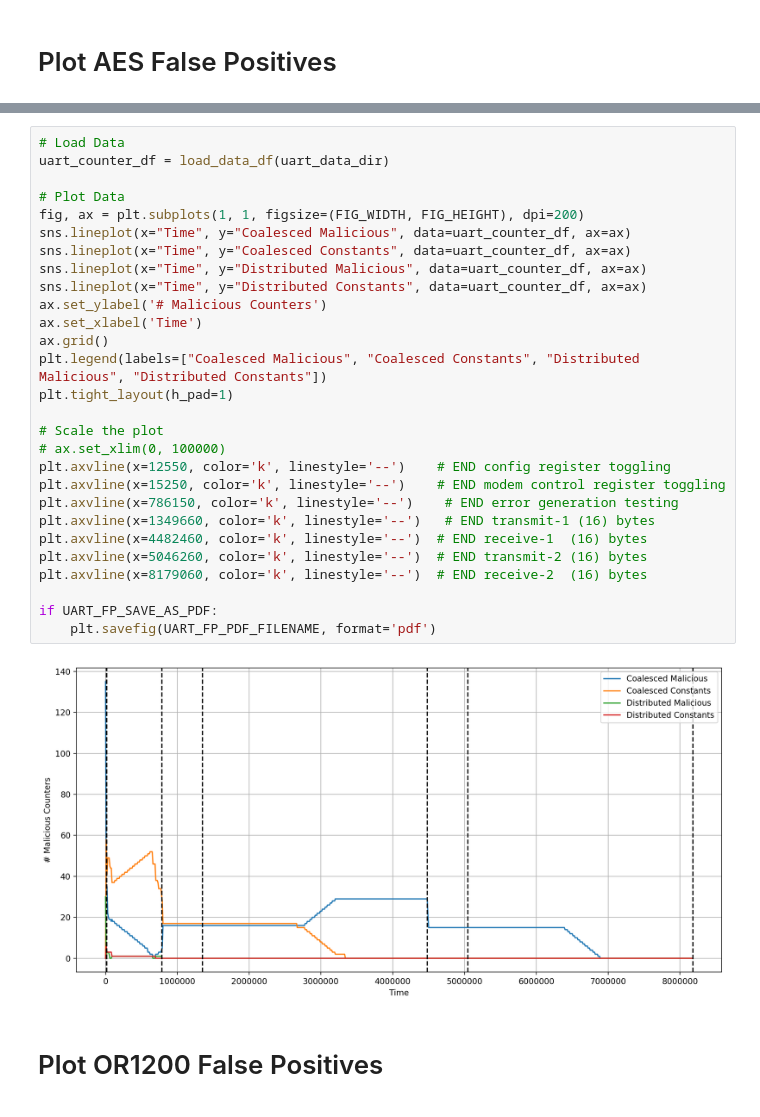
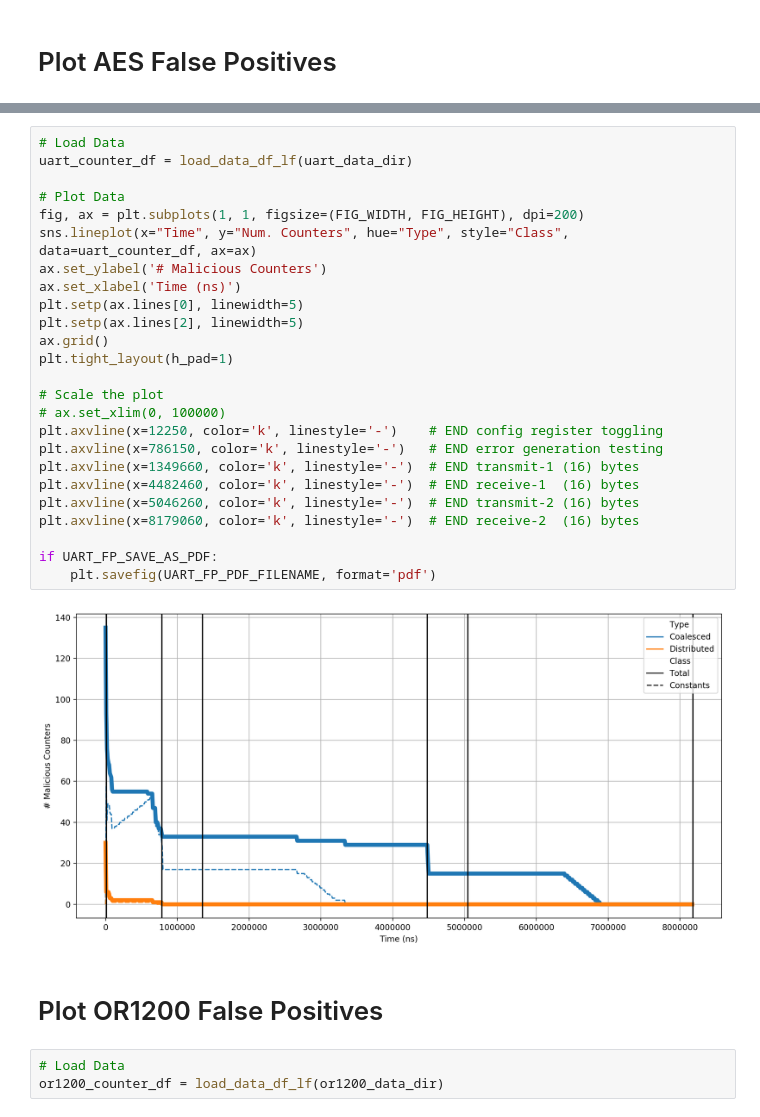
Before and after one commit to timothytrippel/bomberman, a Jupyter notebook: circuits/plots/exp_001_false_positives.ipynb, the cells around one changed output, grey strips where cells are left out. Drawn from its saved outputs; the diff is of its cells as text.

```diff
--- a/circuits/plots/exp_001_false_positives.ipynb
+++ b/circuits/plots/exp_001_false_positives.ipynb
@@ -126,33 +126,33 @@ if AES_FP_SAVE_AS_PDF:
 # %%
 # Load Data
-uart_counter_df = load_data_df(uart_data_dir)
+uart_counter_df = load_data_df_lf(uart_data_dir)
 
 # Plot Data
 fig, ax = plt.subplots(1, 1, figsize=(FIG_WIDTH, FIG_HEIGHT), dpi=200)
-sns.lineplot(x="Time", y="Coalesced Malicious", data=uart_counter_df, ax=ax)
-sns.lineplot(x="Time", y="Coalesced Constants", data=uart_counter_df, ax=ax)
-sns.lineplot(x="Time", y="Distributed Malicious", data=uart_counter_df, ax=ax)
-sns.lineplot(x="Time", y="Distributed Constants", data=uart_counter_df, ax=ax)
+sns.lineplot(x="Time", y="Num. Counters", hue="Type", style="Class", data=uart_counter_df, ax=ax)
 ax.set_ylabel('# Malicious Counters')
-ax.set_xlabel('Time')
+ax.set_xlabel('Time (ns)')
+plt.setp(ax.lines[0], linewidth=5)
+plt.setp(ax.lines[2], linewidth=5)
 ax.grid()
-plt.legend(labels=["Coalesced Malicious", "Coalesced Constants", "Distributed Malicious", "Distributed Constants"])
 plt.tight_layout(h_pad=1)
 
 # Scale the plot
 # ax.set_xlim(0, 100000)
-plt.axvline(x=12550, color='k', linestyle='--')    # END config register toggling
-plt.axvline(x=15250, color='k', linestyle='--')    # END modem control register toggling
-plt.axvline(x=786150, color='k', linestyle='--')    # END error generation testing
-plt.axvline(x=1349660, color='k', linestyle='--')   # END transmit-1 (16) bytes
-plt.axvline(x=4482460, color='k', linestyle='--')  # END receive-1  (16) bytes
-plt.axvline(x=5046260, color='k', linestyle='--')  # END transmit-2 (16) bytes
-plt.axvline(x=8179060, color='k', linestyle='--')  # END receive-2  (16) bytes
+plt.axvline(x=12250, color='k', linestyle='-')    # END config register toggling
+plt.axvline(x=786150, color='k', linestyle='-')   # END error generation testing
+plt.axvline(x=1349660, color='k', linestyle='-')  # END transmit-1 (16) bytes
+plt.axvline(x=4482460, color='k', linestyle='-')  # END receive-1  (16) bytes
+plt.axvline(x=5046260, color='k', linestyle='-')  # END transmit-2 (16) bytes
+plt.axvline(x=8179060, color='k', linestyle='-')  # END receive-2  (16) bytes
 
 if UART_FP_SAVE_AS_PDF:
     plt.savefig(UART_FP_PDF_FILENAME, format='pdf')
 # %% [output]
-[figure, old version]
+[figure, new version]
 # %% [markdown]
 # Plot OR1200 False Positives
+# %%
+# Load Data
+or1200_counter_df = load_data_df_lf(or1200_data_dir)
 # %%
```
Also changed, not shown: parts of 5 cells of this notebook, 37 other files.
